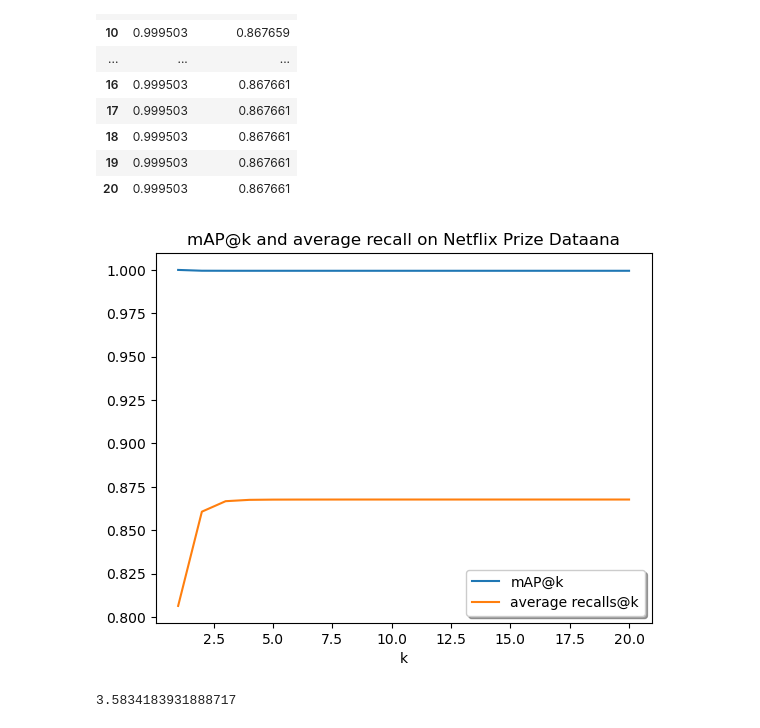
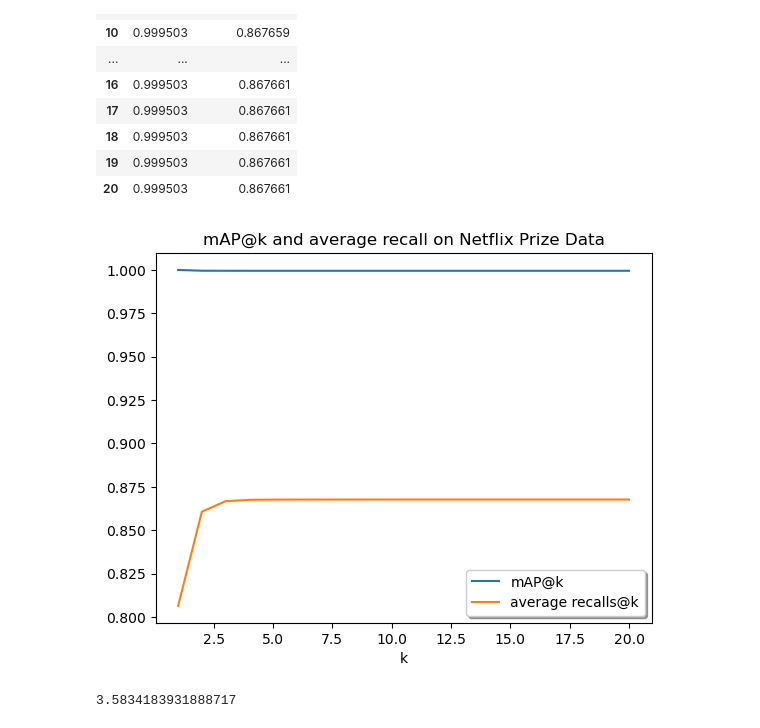
Before and after one commit to LamHo220/movie-recommender, a Jupyter notebook: AI_netflix.ipynb, the cells around one changed output. Cells and saved outputs as stored; diff of their text form; code cells hidden in the pictures.

```diff
--- a/AI_netflix.ipynb
+++ b/AI_netflix.ipynb
@@ -305,12 +310,12 @@ pd.DataFrame(stat,index=k)
 # %%
 plt.plot(k,stat['mAP'], label="mAP@k")
 plt.plot(k,stat['average recalls'], label="average recalls@k")
 plt.xlabel('k')
 leg = plt.legend(loc='best', shadow=True, fancybox=True)
-plt.title('mAP@k and average recall on Netflix Prize Dataana')
+plt.title('mAP@k and average recall on Netflix Prize Data')
 plt.savefig(f"./model_netflix/experiment/mAP_recall.png")
 # %% [output]
-[figure, old version]
+[figure, new version]
 # %%
 movieRatePredictionByUserIdMovieId(userId=6,movieId=3, model=svd)
 # %% [output]
```
Also changed, not shown: parts of 1 cell of this notebook.
